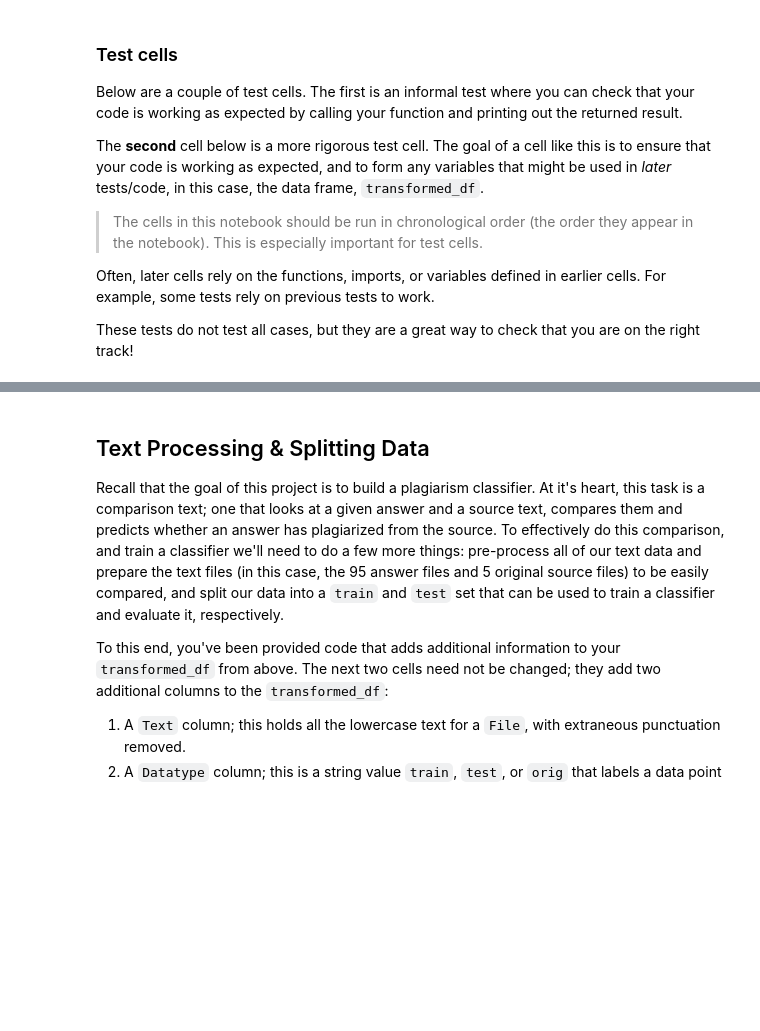
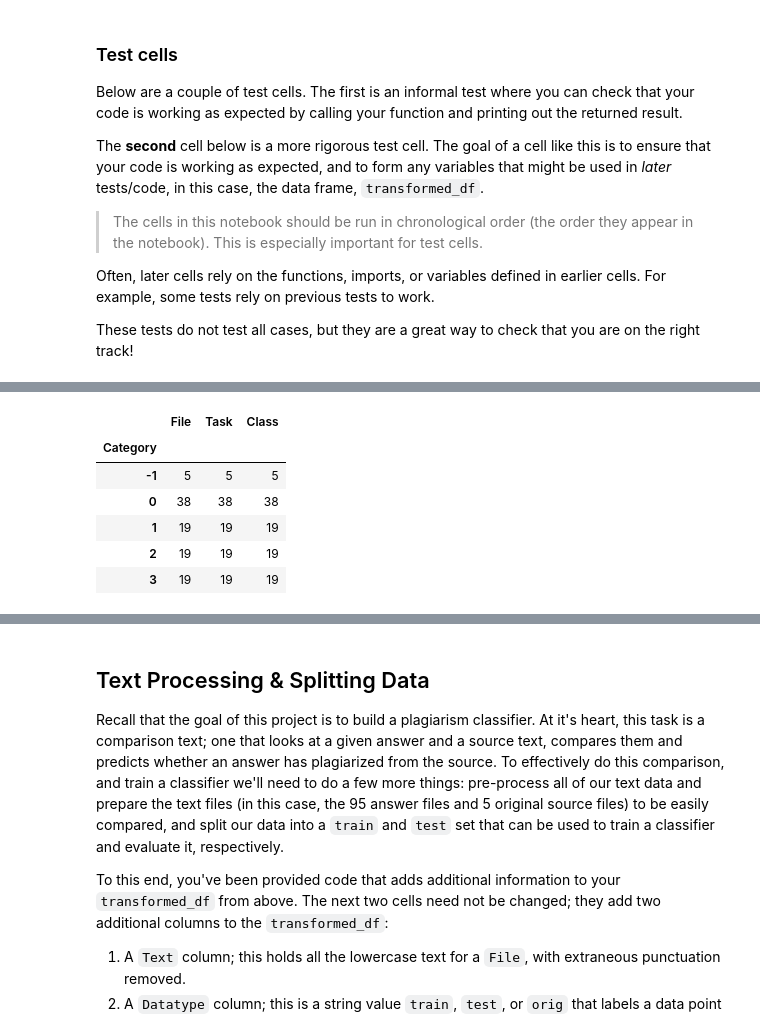
Before and after one commit to LourensWalters/deep-learning, a Jupyter notebook: notebooks/Project_Plagiarism_Detection/2_Plagiarism_Feature_Engineering.ipynb, the cells around one changed output, grey strips where cells are left out. Cells and saved outputs as stored; diff of their text form; code cells hidden in the pictures; blank space fills up the shorter version.

```diff
--- a/notebooks/Project_Plagiarism_Detection/2_Plagiarism_Feature_Engineering.ipynb
+++ b/notebooks/Project_Plagiarism_Detection/2_Plagiarism_Feature_Engineering.ipynb
@@ -156,3 +186,13 @@ AttributeError: 'NoneType' object has no attribute 'head'
+# %%
+transformed_df.groupby("Category").count()
+# %% [output]
+|  | File | Task | Class |
+| Category |  |  |  |
+| -1 | 5 | 5 | 5 |
+| 0 | 38 | 38 | 38 |
+| 1 | 19 | 19 | 19 |
+| 2 | 19 | 19 | 19 |
+| 3 | 19 | 19 | 19 |
 # %%
 # test cell that creates `transformed_df`, if tests are passed
 
```
Also changed, not shown: parts of 28 cells of this notebook, 8 other files.
